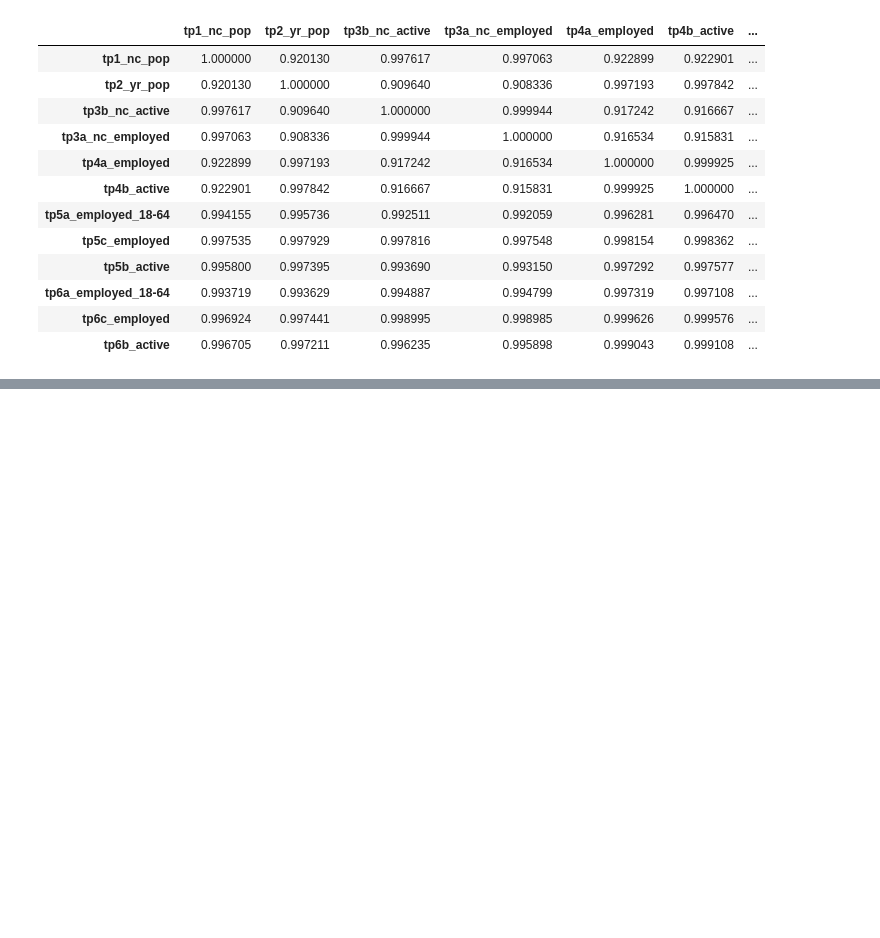
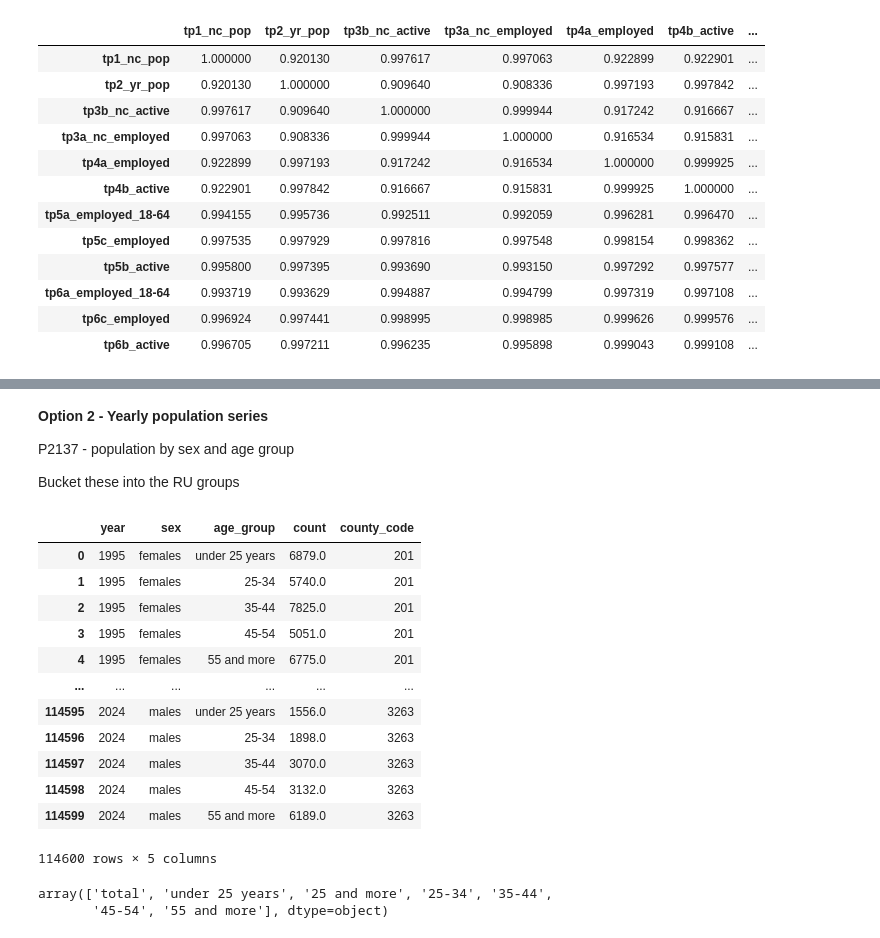
Before and after one commit to harrisonluff/Group_Project_Y3, a Jupyter notebook: notebooks/analysis/03_01_population_outcome.ipynb, the cells around one changed output, grey strips where cells are left out. Drawn from its saved outputs; the diff is of its cells as text; code cells hidden in the pictures; blank space fills up the shorter version.

```diff
--- a/notebooks/analysis/03_01_population_outcome.ipynb
+++ b/notebooks/analysis/03_01_population_outcome.ipynb
@@ -708,0 +764,64 @@ ptot[measure_cols].corr()
+# %% [markdown]
+**Option 2 - Yearly population series**
+
+P2137 - population by sex and age group
+
+Bucket these into the RU groups
+# %%
+# Re read (earlier dropped total)
+p2137 = pd.read_csv(repo_root / "cleaned/03_01_outcome_data/pop_yr_sex_agegr_p2137.csv", index_col=0)
+
+# drop total sex
+p2137 = p2137[~(p2137["sex"]=="total")]
+
+# drop unwanted age groups
+age_filter = p2137["age_group"].isin(["total", "70 and more", "85 and more", "0-4", "5-9", "10-14", "0-14"])
+p2137 = p2137[~age_filter]
+
+# now want to map these to groups
+p2137["age"] = p2137["age_group"].apply(lambda x: int(x.split("-")[0]))
+
+# p2137[["age", "age_group"]].value_counts() # uncomment to see these map properly
+
+# using the same bins and labels as above
+p2137["new_age_group"] = pd.cut(
+    p2137["age"],
+    bins=bins,
+    labels=labels,
+    right=False,          # left-closed, right-open: [25,35) means 25–34
+    include_lowest=True
+)
+
+# p2137[["new_age_group", "age", "age_group"]].value_counts() # uncomment to see these map properly
+
+# Convert to required population table form
+psa_option2 = p2137.groupby(["code", "year", "sex", "new_age_group"], observed=False)["count"].sum().reset_index()
+
+# rename column
+psa_option2 = psa_option2.rename(columns={"new_age_group": "age_group"})
+
+# create county_code col for merging
+psa_option2["county_code"] = psa_option2["code"].apply(lambda x: int(str(x)[:-3]))
+psa_option2.drop(columns=["code"], inplace=True)
+
+psa_option2
+# %% [output]
+|  | year | sex | age_group | count | county_code |
+| 0 | 1995 | females | under 25 years | 6879.0 | 201 |
+| 1 | 1995 | females | 25-34 | 5740.0 | 201 |
+| 2 | 1995 | females | 35-44 | 7825.0 | 201 |
+| 3 | 1995 | females | 45-54 | 5051.0 | 201 |
+| 4 | 1995 | females | 55 and more | 6775.0 | 201 |
+| ... | ... | ... | ... | ... | ... |
+| 114595 | 2024 | males | under 25 years | 1556.0 | 3263 |
+| 114596 | 2024 | males | 25-34 | 1898.0 | 3263 |
+| 114597 | 2024 | males | 35-44 | 3070.0 | 3263 |
+| 114598 | 2024 | males | 45-54 | 3132.0 | 3263 |
+| 114599 | 2024 | males | 55 and more | 6189.0 | 3263 |
+114600 rows × 5 columns
+# %%
+p1946 = pd.read_csv(repo_root / "cleaned/03_01_outcome_data/ru_sex_age_p1946.csv", index_col=0)
+p1946.age.unique()
+# %% [output]
+array(['total', 'under 25 years', '25 and more', '25-34', '35-44',
+       '45-54', '55 and more'], dtype=object)
```
Also changed, not shown: parts of 2 cells of this notebook.
